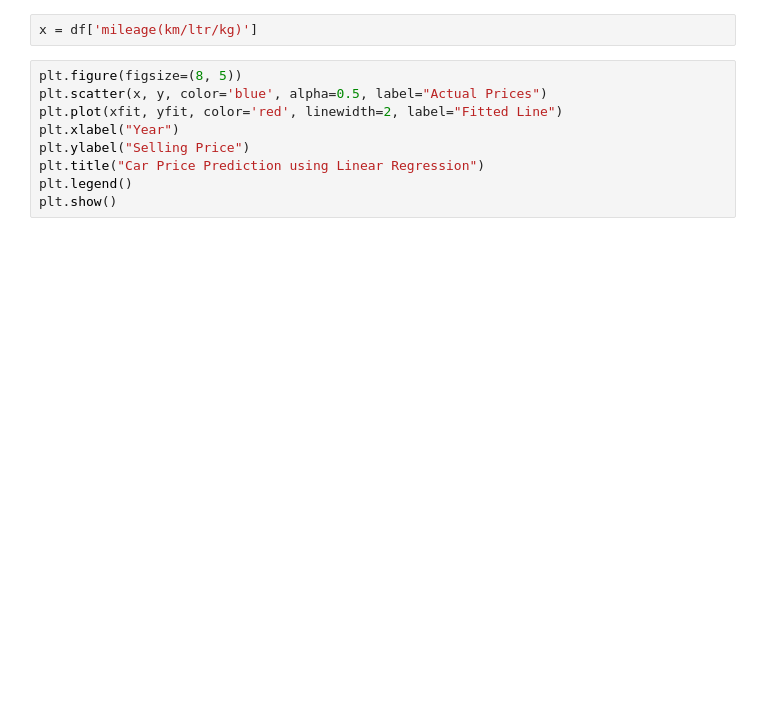
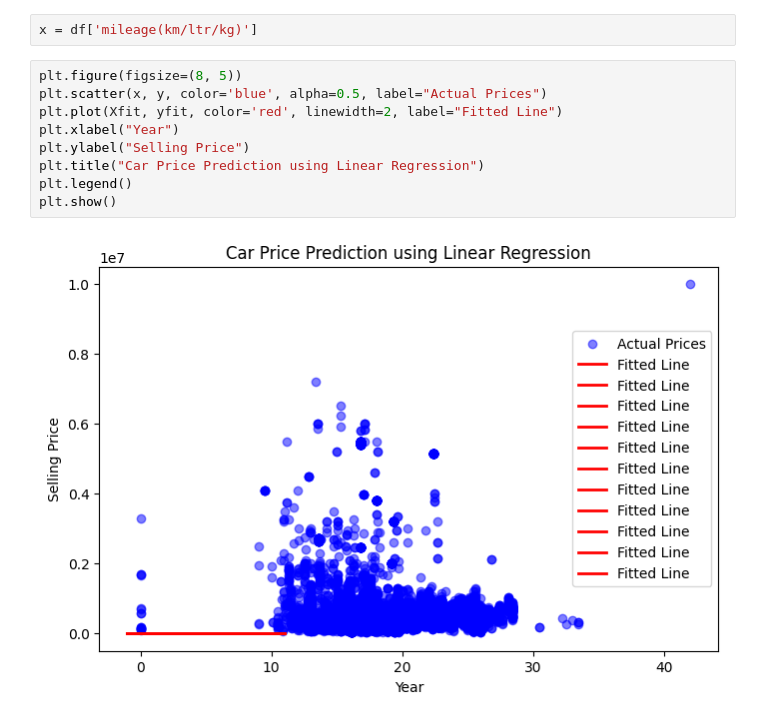
Before and after one commit to shakeraema/Dataset_Manipulation, a Jupyter notebook: Task_PDS.ipynb, the cells around one changed output. Cells and saved outputs as stored; diff of their text form; blank space fills up the shorter version.

```diff
--- a/Task_PDS.ipynb
+++ b/Task_PDS.ipynb
@@ -203,9 +388,11 @@ x = df['mileage(km/ltr/kg)']
 # %%
 plt.figure(figsize=(8, 5))
 plt.scatter(x, y, color='blue', alpha=0.5, label="Actual Prices")
-plt.plot(xfit, yfit, color='red', linewidth=2, label="Fitted Line")
+plt.plot(Xfit, yfit, color='red', linewidth=2, label="Fitted Line")
 plt.xlabel("Year")
 plt.ylabel("Selling Price")
 plt.title("Car Price Prediction using Linear Regression")
 plt.legend()
 plt.show()
+# %% [output]
+[figure, added]
```
Also changed, not shown: parts of 34 cells of this notebook.
